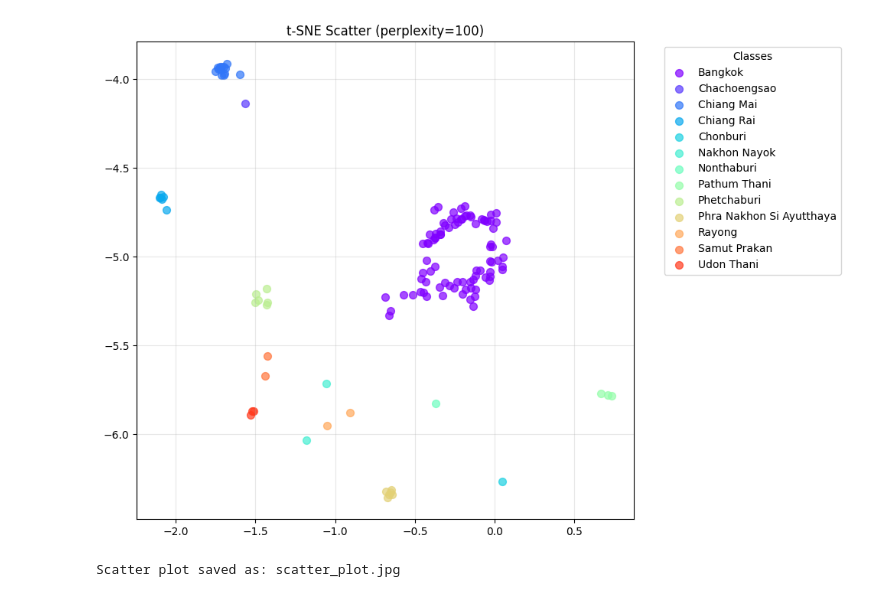
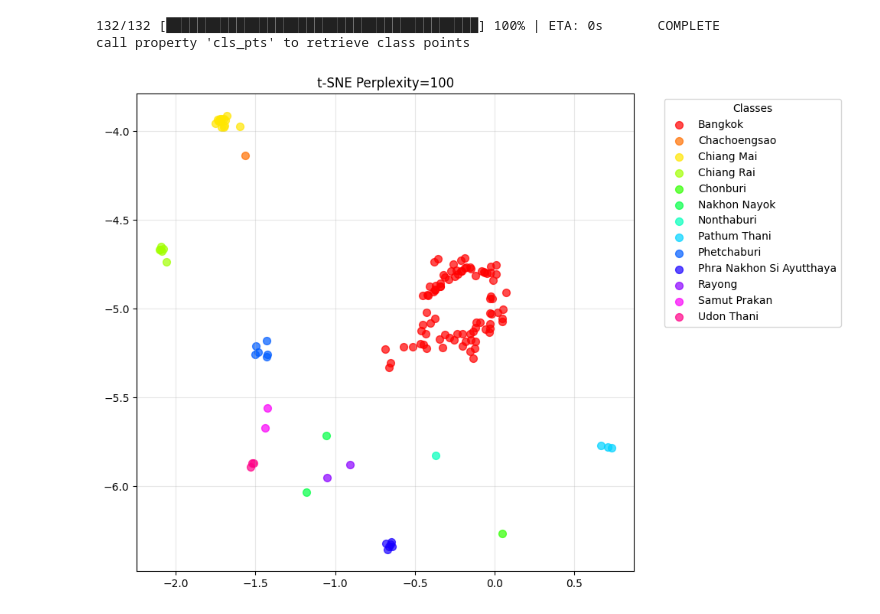
Before and after one commit to catptype/YOLOv11-tSNE-Visualizer, a Jupyter notebook: Visualizer.ipynb, the cells around one changed output. Drawn from its saved outputs; the diff is of its cells as text; code cells hidden in the pictures.

```diff
--- a/Visualizer.ipynb
+++ b/Visualizer.ipynb
@@ -1,10 +1,24 @@
 # %%
+%reset -f
 from util.DirectoryProcessor import DirectoryProcessor
 from util.Yolo11Visualizer import Yolo11Visualizer
 
+PERPLEXITY = 100
+COLORMAP = "hsv"
+
+# Load image path
 image_path = DirectoryProcessor.get_all_files(r"docs\images", True)
+
+# Load model
 visualizer = Yolo11Visualizer(r"models\yolov11s-cls_province_v2.pt")
-visualizer.visualize_tsne(image_path, perplexity=min(len(image_path), 100), logit=True, color='rainbow')
+
+# Calculate TSNE
+visualizer.calculate_tsne(image_path, perplexity=PERPLEXITY, logit=True, worker=8)
 # %% [output]
-[figure, removed]
-Scatter plot saved as: scatter_plot.jpg
+132/132 [████████████████████████████████████████] 100% | ETA: 0s       COMPLETE
+call property 'cls_pts' to retrieve class points
+# %%
+# Plot result (Full version)
+visualizer.plot_tsne(colormap_name=COLORMAP, title=f"t-SNE Perplexity={PERPLEXITY}", export=True)
+# %% [output]
+[figure, added]
```
Also changed, not shown: parts of 1 cell of this notebook, 6 other files.
